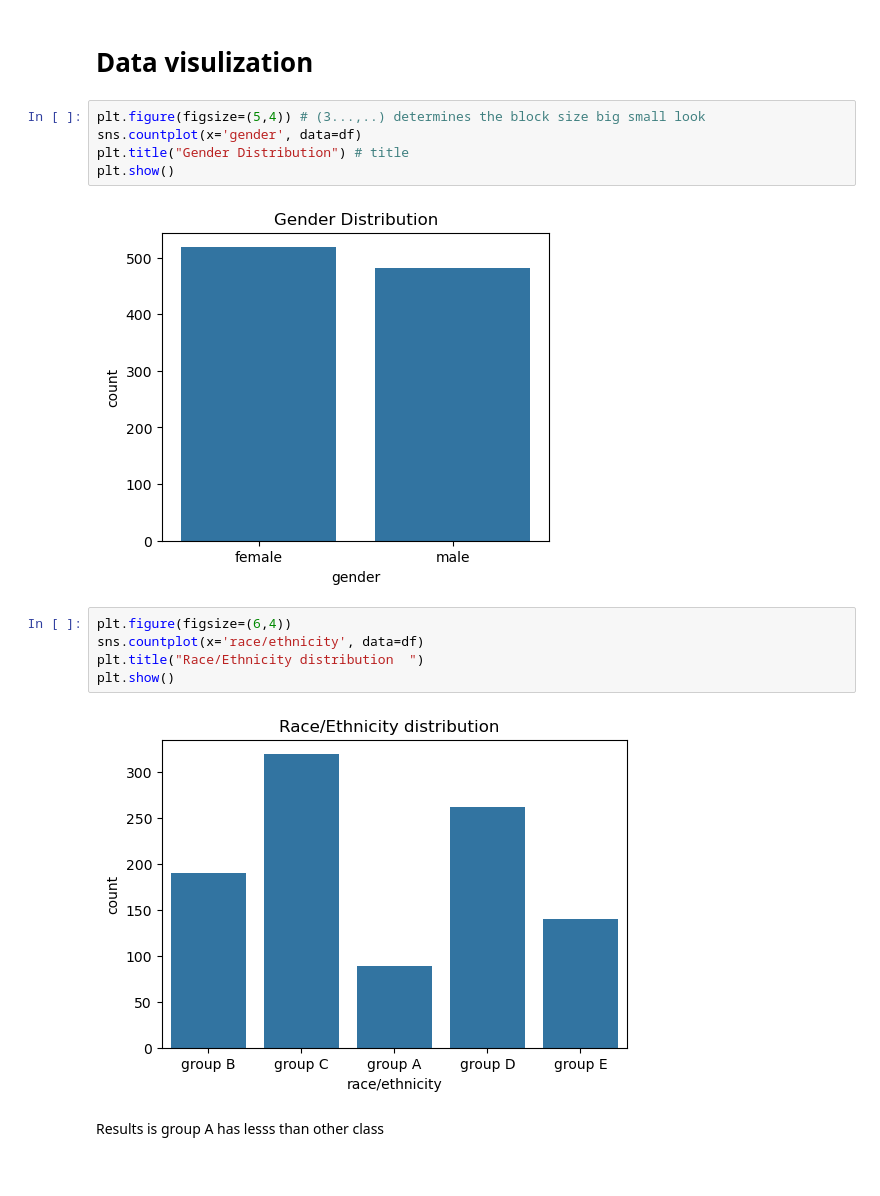
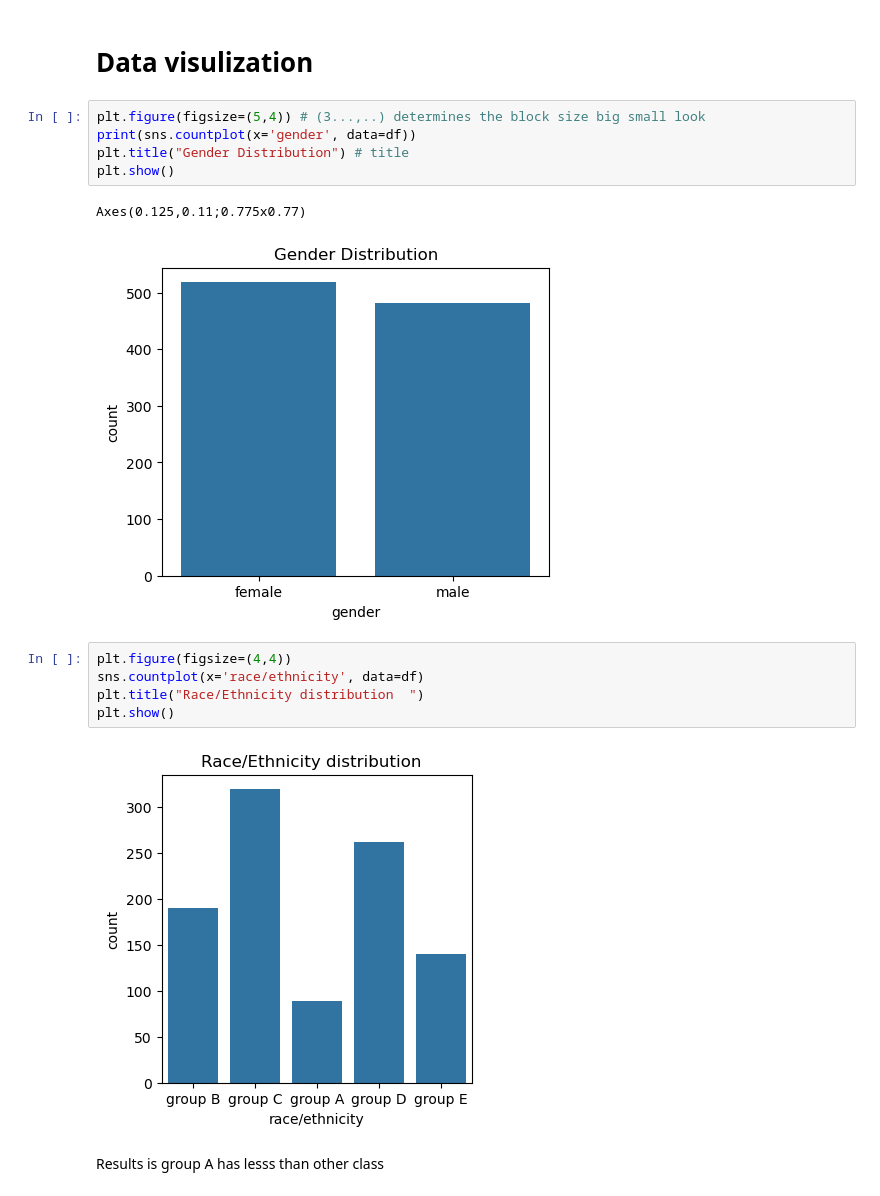
Before and after one commit to sandeshbhatta495/AI, a Jupyter notebook: student performance project/students_performance .ipynb, the cells around one changed output. Drawn from its saved outputs; the diff is of its cells as text.

```diff
--- a/student performance project/students_performance .ipynb
+++ b/student performance project/students_performance .ipynb
@@ -114,18 +120,19 @@ df.rename()
 # Data visulization
 # %%
 plt.figure(figsize=(5,4)) # (3...,..) determines the block size big small look
-sns.countplot(x='gender', data=df)
+print(sns.countplot(x='gender', data=df))
 plt.title("Gender Distribution") # title
 plt.show()
 # %% [output]
+Axes(0.125,0.11;0.775x0.77)
 [figure]
 # %%
-plt.figure(figsize=(6,4))
+plt.figure(figsize=(4,4))
 sns.countplot(x='race/ethnicity', data=df)
 plt.title("Race/Ethnicity distribution  ")
 plt.show()
 # %% [output]
-[figure, old version]
+[figure, new version]
 # %% [markdown]
 Results is group A has lesss than other class
 # %%
```
Also changed, not shown: parts of 3 cells of this notebook, 11 other files.
